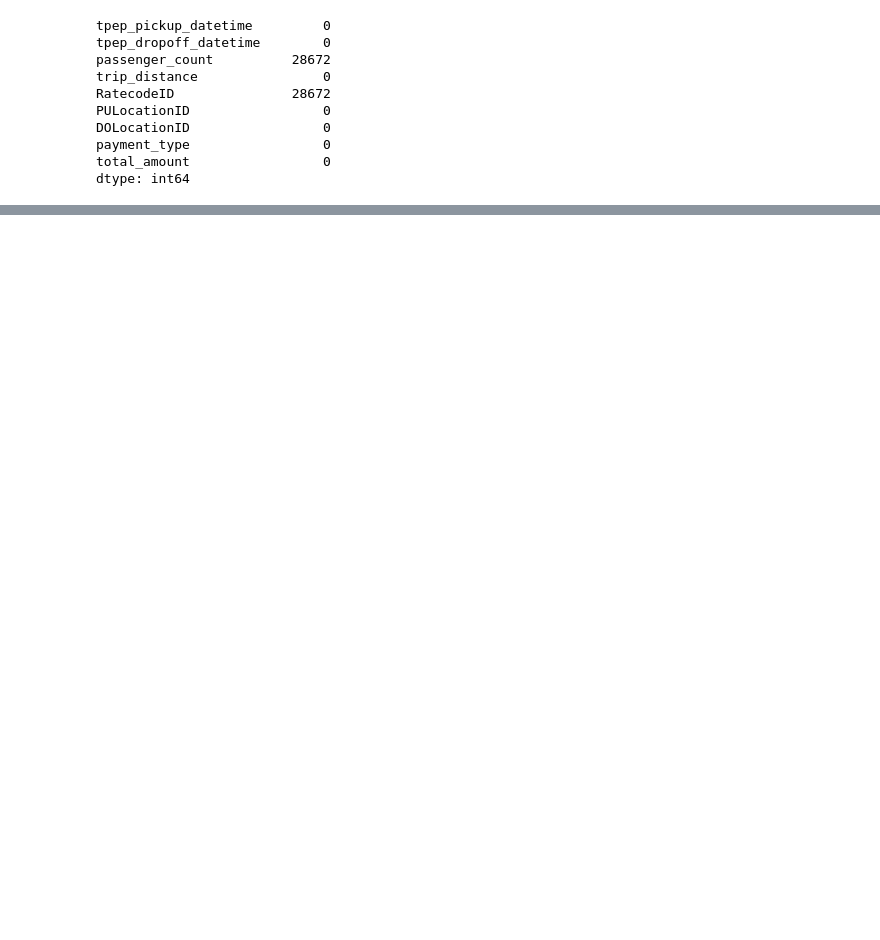
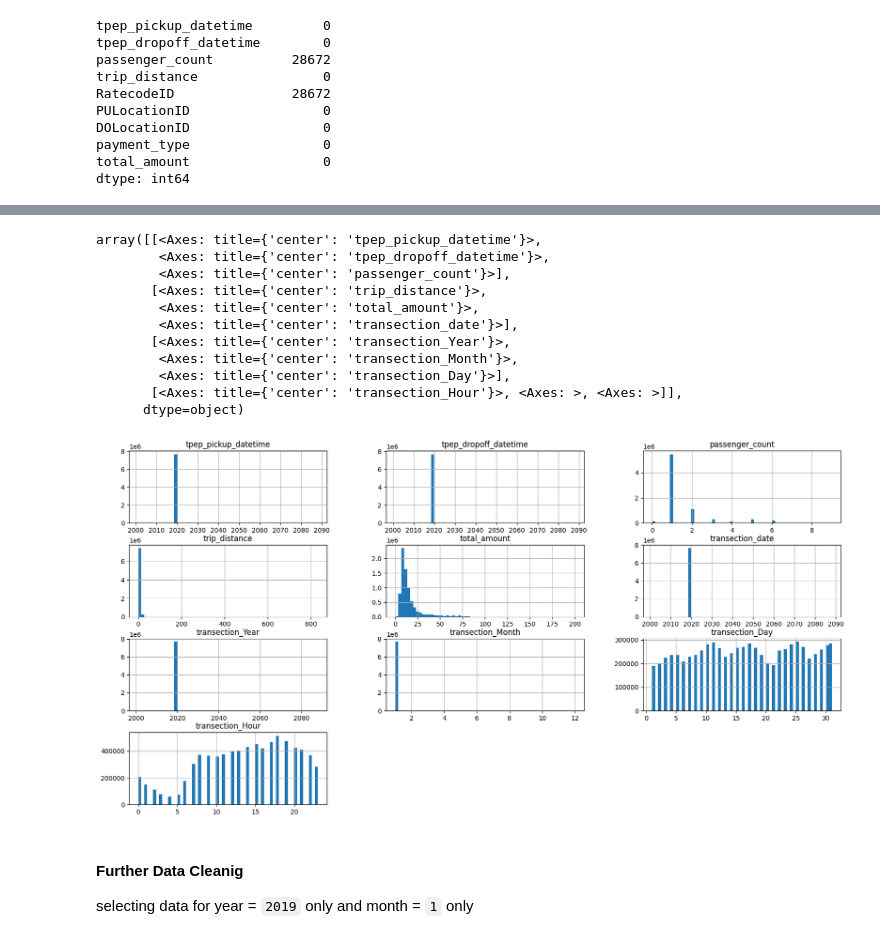
Before and after one commit to umerghafoor/TLC-Trip-Record-Data-Analysis, a Jupyter notebook: main.ipynb, the cells around one changed output, grey strips where cells are left out. Cells and saved outputs as stored; diff of their text form; code cells hidden in the pictures; blank space fills up the shorter version.

```diff
--- a/main.ipynb
+++ b/main.ipynb
@@ -205,0 +216,15 @@ array([[<Axes: title={'center': 'tpep_pickup_datetime'}>,
+# %%
+taxi_data_prepared.loc[:,'tpep_pickup_datetime'] = pd.to_datetime(taxi_data_prepared.loc[:,'tpep_pickup_datetime'])
+taxi_data_prepared.loc[:,'tpep_dropoff_datetime'] = pd.to_datetime(taxi_data_prepared.loc[:,'tpep_dropoff_datetime'])
+# %%
+taxi_data_prepared.loc[:,'RatecodeID']   = taxi_data_prepared['RatecodeID'].astype(str)
+taxi_data_prepared.loc[:,'PULocationID'] = taxi_data_prepared['PULocationID'].astype(str)
+taxi_data_prepared.loc[:,'DOLocationID'] = taxi_data_prepared['DOLocationID'].astype(str)
+taxi_data_prepared.loc[:,'payment_type'] = taxi_data_prepared['payment_type'].astype(str)
+# %%
+taxi_data_prepared['transection_date'] = pd.to_datetime(taxi_data_prepared['tpep_pickup_datetime'].dt.date)
+# %%
+taxi_data_prepared['transection_Year'] = taxi_data_prepared['tpep_pickup_datetime'].dt.year
+taxi_data_prepared['transection_Month'] = taxi_data_prepared['tpep_pickup_datetime'].dt.month
+taxi_data_prepared['transection_Day'] = taxi_data_prepared['tpep_pickup_datetime'].dt.day
+taxi_data_prepared['transection_Hour'] = taxi_data_prepared['tpep_pickup_datetime'].dt.hour
@@ -205,0 +240,19 @@ array([[<Axes: title={'center': 'tpep_pickup_datetime'}>,
+# %%
+taxi_data_prepared.hist(figsize=(20, 10), bins=60)
+# %% [output]
+array([[<Axes: title={'center': 'tpep_pickup_datetime'}>,
+        <Axes: title={'center': 'tpep_dropoff_datetime'}>,
+        <Axes: title={'center': 'passenger_count'}>],
+       [<Axes: title={'center': 'trip_distance'}>,
+        <Axes: title={'center': 'total_amount'}>,
+        <Axes: title={'center': 'transection_date'}>],
+       [<Axes: title={'center': 'transection_Year'}>,
+        <Axes: title={'center': 'transection_Month'}>,
+        <Axes: title={'center': 'transection_Day'}>],
+       [<Axes: title={'center': 'transection_Hour'}>, <Axes: >, <Axes: >]],
+      dtype=object)
+[figure, added]
+# %% [markdown]
+#### Further Data Cleanig
+selecting data for year = `2019` only
+and month = `1` only
```
Also changed, not shown: parts of 12 cells of this notebook.
